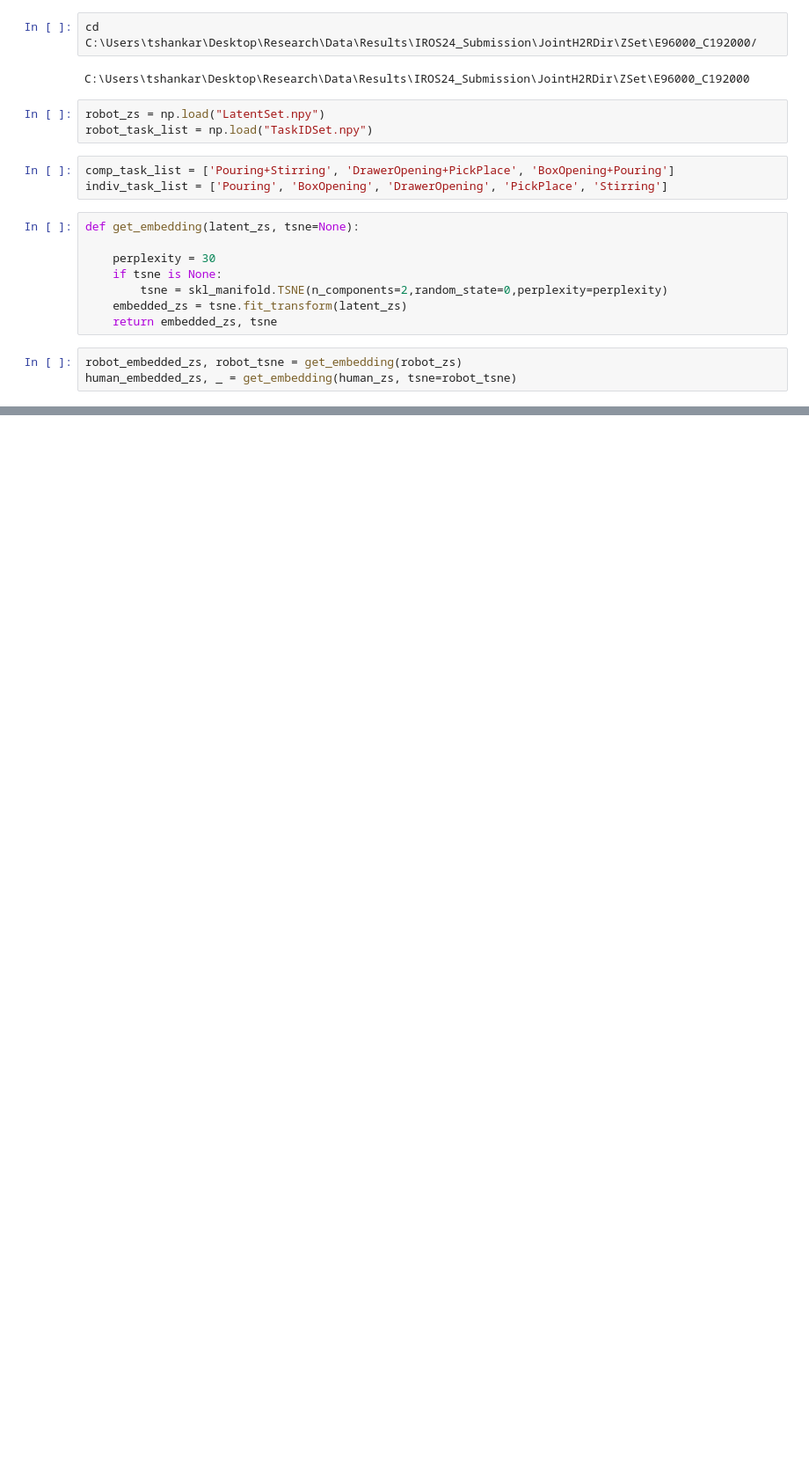
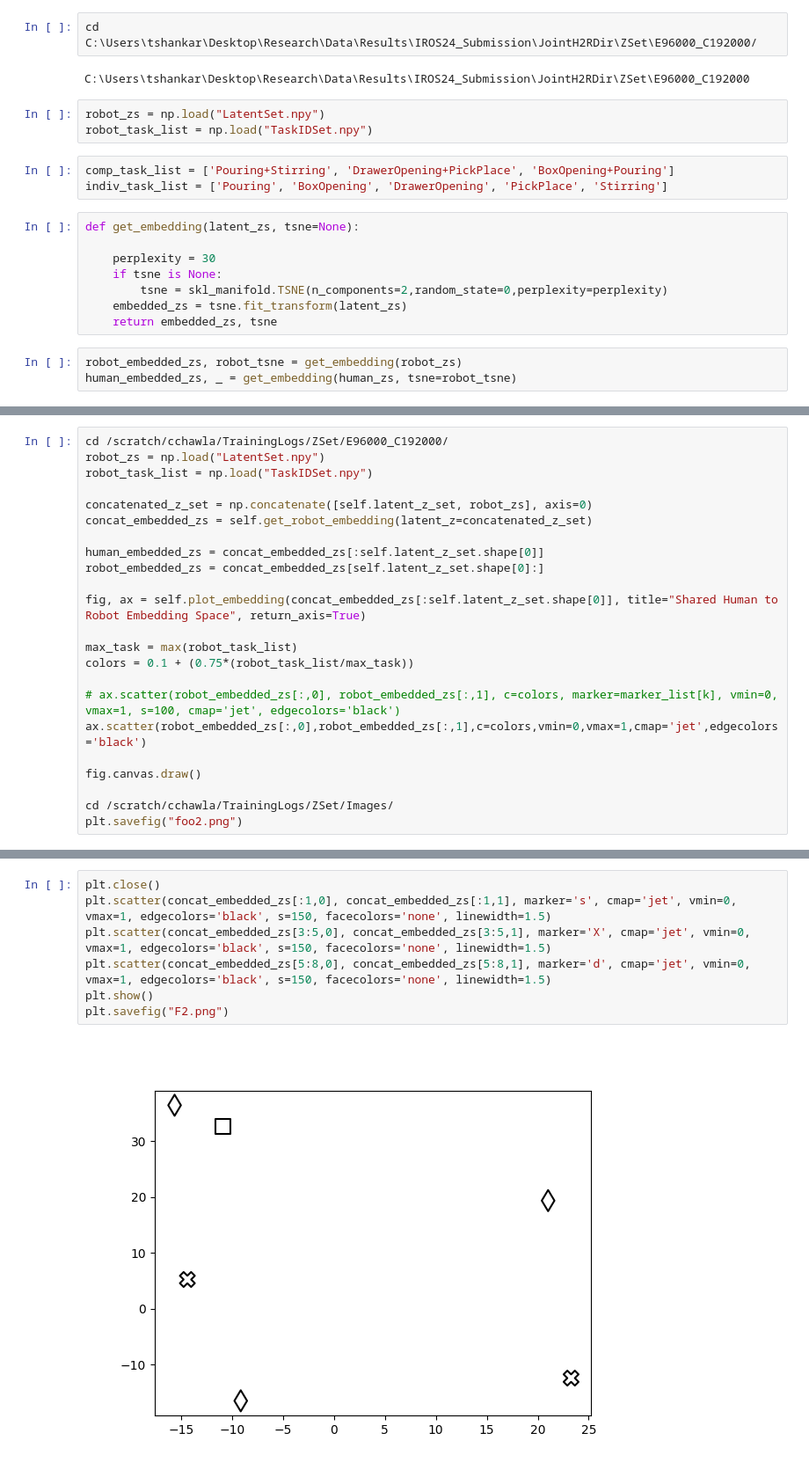
Before and after one commit to almutwakel/CausalSkillLearning, a Jupyter notebook: Experiments/Notebooks/JointH2R_Plots.ipynb, the cells around one changed output, grey strips where cells are left out. Shown: that part at 88% size. Drawn from its saved outputs; the diff is of its cells as text; blank space fills up the shorter version.

```diff
--- a/Experiments/Notebooks/JointH2R_Plots.ipynb
+++ b/Experiments/Notebooks/JointH2R_Plots.ipynb
@@ -123,3 +137,26 @@ def get_plot():
     image = np.transpose(image, axes=[2,0,1])
 
     return image
+# %%
+cd /scratch/cchawla/TrainingLogs/ZSet/E96000_C192000/
+robot_zs = np.load("LatentSet.npy")
+robot_task_list = np.load("TaskIDSet.npy")
+
+concatenated_z_set = np.concatenate([self.latent_z_set, robot_zs], axis=0)
+concat_embedded_zs = self.get_robot_embedding(latent_z=concatenated_z_set)
+
+human_embedded_zs = concat_embedded_zs[:self.latent_z_set.shape[0]]
+robot_embedded_zs = concat_embedded_zs[self.latent_z_set.shape[0]:]
+
+fig, ax = self.plot_embedding(concat_embedded_zs[:self.latent_z_set.shape[0]], title="Shared Human to Robot Embedding Space", return_axis=True)
+
+max_task = max(robot_task_list)
+colors = 0.1 + (0.75*(robot_task_list/max_task))
+
+# ax.scatter(robot_embedded_zs[:,0], robot_embedded_zs[:,1], c=colors, marker=marker_list[k], vmin=0, vmax=1, s=100, cmap='jet', edgecolors='black')
+ax.scatter(robot_embedded_zs[:,0],robot_embedded_zs[:,1],c=colors,vmin=0,vmax=1,cmap='jet',edgecolors='black')
+
+fig.canvas.draw()
+
+cd /scratch/cchawla/TrainingLogs/ZSet/Images/
+plt.savefig("foo2.png")
@@ -125,0 +165,9 @@ def get_plot():
+# %%
+plt.close()
+plt.scatter(concat_embedded_zs[:1,0], concat_embedded_zs[:1,1], marker='s', cmap='jet', vmin=0, vmax=1, edgecolors='black', s=150, facecolors='none', linewidth=1.5)
+plt.scatter(concat_embedded_zs[3:5,0], concat_embedded_zs[3:5,1], marker='X', cmap='jet', vmin=0, vmax=1, edgecolors='black', s=150, facecolors='none', linewidth=1.5)
+plt.scatter(concat_embedded_zs[5:8,0], concat_embedded_zs[5:8,1], marker='d', cmap='jet', vmin=0, vmax=1, edgecolors='black', s=150, facecolors='none', linewidth=1.5)
+plt.show()
+plt.savefig("F2.png")
+# %% [output]
+[figure, added]
```
Also changed, not shown: parts of 10 cells of this notebook, 5 other files.
